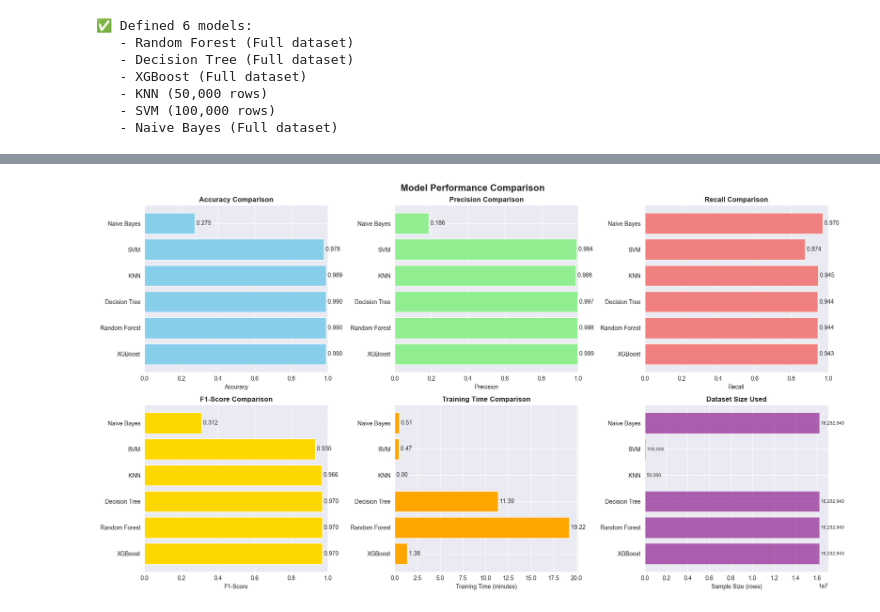
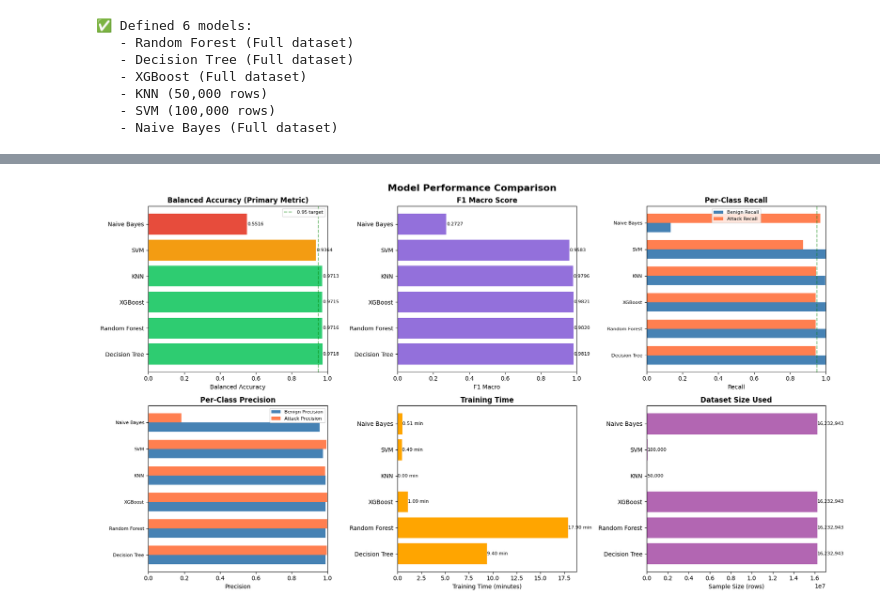
Before and after one commit to zied42/IDS_PCD, a Jupyter notebook: ML_Training_Testing_Dynamic.ipynb, the cells around one changed output, grey strips where cells are left out. Drawn from its saved outputs; the diff is of its cells as text; code cells hidden in the pictures.

```diff
--- a/ML_Training_Testing_Dynamic.ipynb
+++ b/ML_Training_Testing_Dynamic.ipynb
@@ -44,7 +44,7 @@ import seaborn as sns
 # CONFIGURATION
 # ========================================
 
-INPUT_FILE = "archive/shared_sample_200k.csv"
+INPUT_FILE = "archive/full_df_binary_labels.csv"
 BASE_MODEL_DIR = "trained_models/ml/"
 TEST_SIZE = 0.2
 RANDOM_STATE = 42
@@ -632,61 +634,77 @@ if SAVE_MODELS:
 # %%
 # ========================================
 # VISUALIZATION: PERFORMANCE COMPARISON
 # ========================================
 
 fig, axes = plt.subplots(2, 3, figsize=(18, 10))
 fig.suptitle('Model Performance Comparison', fontsize=16, fontweight='bold')
 
-# Accuracy
-axes[0, 0].barh(summary_df['Model'], summary_df['Accuracy'], color='skyblue')
-axes[0, 0].set_xlabel('Accuracy')
-axes[0, 0].set_title('Accuracy Comparison', fontweight='bold')
+model_names = summary_df['Model'].tolist()
+
+# Balanced Accuracy (primary)
+colors_ba = ['#2ecc71' if v >= 0.95 else '#f39c12' if v >= 0.90 else '#e74c3c'
+             for v in summary_df['Balanced Accuracy']]
+axes[0, 0].barh(model_names, summary_df['Balanced Accuracy'], color=colors_ba)
+axes[0, 0].set_xlabel('Balanced Accuracy')
+axes[0, 0].set_title('Balanced Accuracy (Primary Metric)', fontweight='bold')
 axes[0, 0].set_xlim(0, 1)
-for i, v in enumerate(summary_df['Accuracy']):
-    axes[0, 0].text(v, i, f' {v:.3f}', va='center')
+axes[0, 0].axvline(0.95, color='green', linestyle='--', alpha=0.5, label='0.95 target')
+axes[0, 0].legend(fontsize=8)
+for i, v in enumerate(summary_df['Balanced Accuracy']):
+    axes[0, 0].text(v + 0.002, i, f'{v:.4f}', va='center', fontsize=8)
 
-# Precision
-axes[0, 1].barh(summary_df['Model'], summary_df['Precision'], color='lightgreen')
-axes[0, 1].set_xlabel('Precision')
-axes[0, 1].set_title('Precision Comparison', fontweight='bold')
+# F1 Macro
+axes[0, 1].barh(model_names, summary_df['F1 Macro'], color='mediumpurple')
+axes[0, 1].set_xlabel('F1 Macro')
+axes[0, 1].set_title('F1 Macro Score', fontweight='bold')
 axes[0, 1].set_xlim(0, 1)
-for i, v in enumerate(summary_df['Precision']):
-    axes[0, 1].text(v, i, f' {v:.3f}', va='center')
+for i, v in enumerate(summary_df['F1 Macro']):
+    axes[0, 1].text(v + 0.002, i, f'{v:.4f}', va='center', fontsize=8)
 
-# Recall
-axes[0, 2].barh(summary_df['Model'], summary_df['Recall'], color='lightcoral')
+# Per-class Recall (grouped bars)
+x     = range(len(model_names))
+width = 0.35
+axes[0, 2].barh([i - width/2 for i in x], summary_df['Benign Recall'], width,
+                label='Benign Recall', color='steelblue')
+axes[0, 2].barh([i + width/2 for i in x], summary_df['Attack Recall'], width,
+                label='Attack Recall', color='coral')
 axes[0, 2].set_xlabel('Recall')
-axes[0, 2].set_title('Recall Comparison', fontweight='bold')
+axes[0, 2].set_title('Per-Class Recall', fontweight='bold')
 axes[0, 2].set_xlim(0, 1)
-for i, v in enumerate(summary_df['Recall']):
-    axes[0, 2].text(v, i, f' {v:.3f}', va='center')
+axes[0, 2].set_yticks(list(x))
+axes[0, 2].set_yticklabels(model_names, fontsize=8)
+axes[0, 2].axvline(0.95, color='green', linestyle='--', alpha=0.5)
+axes[0, 2].legend(fontsize=8)
 
-# F1-Score
-axes[1, 0].barh(summary_df['Model'], summary_df['F1-Score'], color='gold')
-axes[1, 0].set_xlabel('F1-Score')
-axes[1, 0].set_title('F1-Score Comparison', fontweight='bold')
+# Per-class Precision (grouped bars)
+axes[1, 0].barh([i - width/2 for i in x], summary_df['Benign Precision'], width,
+                label='Benign Precision', color='steelblue')
+axes[1, 0].barh([i + width/2 for i in x], summary_df['Attack Precision'], width,
+                label='Attack Precision', color='coral')
+axes[1, 0].set_xlabel('Precision')
+axes[1, 0].set_title('Per-Class Precision', fontweight='bold')
 axes[1, 0].set_xlim(0, 1)
-for i, v in enumerate(summary_df['F1-Score']):
-    axes[1, 0].text(v, i, f' {v:.3f}', va='center')
+axes[1, 0].set_yticks(list(x))
+axes[1, 0].set_yticklabels(model_names, fontsize=8)
+axes[1, 0].legend(fontsize=8)
 
 # Training Time
-axes[1, 1].barh(summary_df['Model'], summary_df['Train Time (min)'], color='orange')
+axes[1, 1].barh(model_names, summary_df['Train Time (s)'] / 60, color='orange')
 axes[1, 1].set_xlabel('Training Time (minutes)')
-axes[1, 1].set_title('Training Time Comparison', fontweight='bold')
-for i, v in enumerate(summary_df['Train Time (min)']):
-    axes[1, 1].text(v, i, f' {v:.2f}', va='center')
+axes[1, 1].set_title('Training Time', fontweight='bold')
+for i, v in enumerate(summary_df['Train Time (s)'] / 60):
+    axes[1, 1].text(v + 0.01, i, f'{v:.2f} min', va='center', fontsize=8)
 
 # Sample Size
-axes[1, 2].barh(summary_df['Model'], summary_df['Sample Size'], color='purple', alpha=0.6)
+axes[1, 2].barh(model_names, summary_df['Samples'], color='purple', alpha=0.6)
 axes[1, 2].set_xlabel('Sample Size (rows)')
 axes[1, 2].set_title('Dataset Size Used', fontweight='bold')
-for i, v in enumerate(summary_df['Sample Size']):
-    axes[1, 2].text(v, i, f' {v:,}', va='center', fontsize=8)
+for i, v in enumerate(summary_df['Samples']):
+    axes[1, 2].text(v + 100, i, f'{v:,}', va='center', fontsize=8)
 
 plt.tight_layout()
 plt.savefig(f"{BASE_MODEL_DIR}performance_comparison.png", dpi=300, bbox_inches='tight')
 plt.show()
-
-print(f"\n💾 Visualization saved to {BASE_MODEL_DIR}performance_comparison.png")
+print(f"\n💾 Saved → {BASE_MODEL_DIR}performance_comparison.png")
 # %% [output]
-[figure, old version]
+[figure, new version]
```
Also changed, not shown: parts of 8 cells of this notebook, 10 other files.
